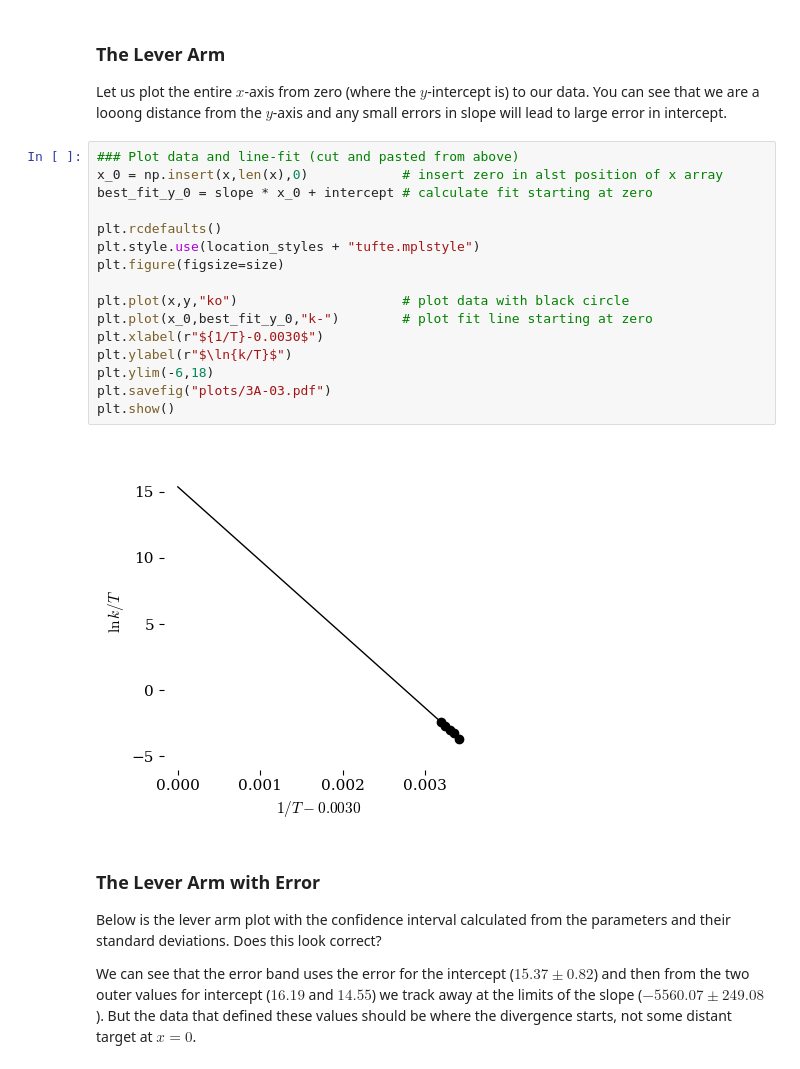
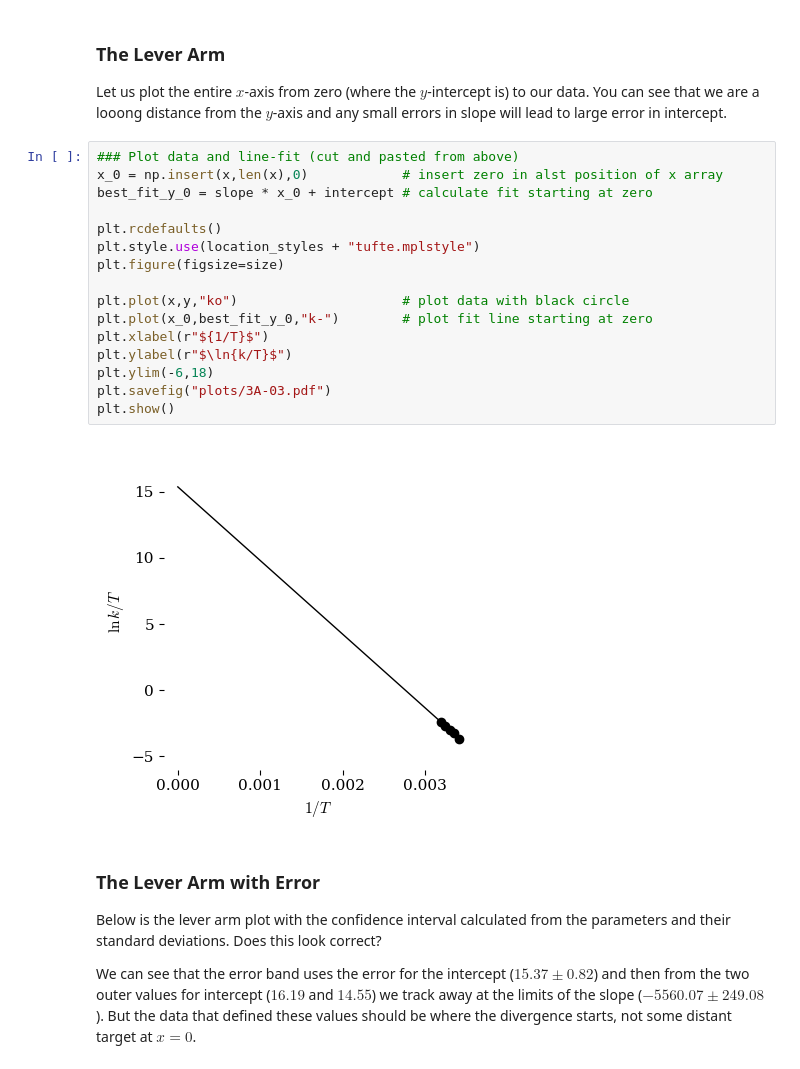
Before and after one commit to blinkletter/PythonPresentation, a Jupyter notebook: 03A-Eyring_Exercises_1_simple.ipynb, the cells around one changed output. Saved outputs shown, nothing was run; the diff lists cells and outputs as text.

```diff
--- a/03A-Eyring_Exercises_1_simple.ipynb
+++ b/03A-Eyring_Exercises_1_simple.ipynb
@@ -275,21 +292,21 @@ Let us plot the entire $x$-axis from zero (where the $y$-intercept is) to our da
 # %%
 ### Plot data and line-fit (cut and pasted from above)
 x_0 = np.insert(x,len(x),0)            # insert zero in alst position of x array
 best_fit_y_0 = slope * x_0 + intercept # calculate fit starting at zero
 
 plt.rcdefaults()
 plt.style.use(location_styles + "tufte.mplstyle")
 plt.figure(figsize=size)
 
 plt.plot(x,y,"ko")                     # plot data with black circle
 plt.plot(x_0,best_fit_y_0,"k-")        # plot fit line starting at zero
-plt.xlabel(r"${1/T}-0.0030$")
+plt.xlabel(r"${1/T}$")
 plt.ylabel(r"$\ln{k/T}$")
 plt.ylim(-6,18)
 plt.savefig("plots/3A-03.pdf")
 plt.show()
 # %% [output]
-[figure, old version]
+[figure, new version]
 # %% [markdown]
 ### The Lever Arm with Error
 
```
Also changed, not shown: parts of 6 cells of this notebook, 26 other files.
